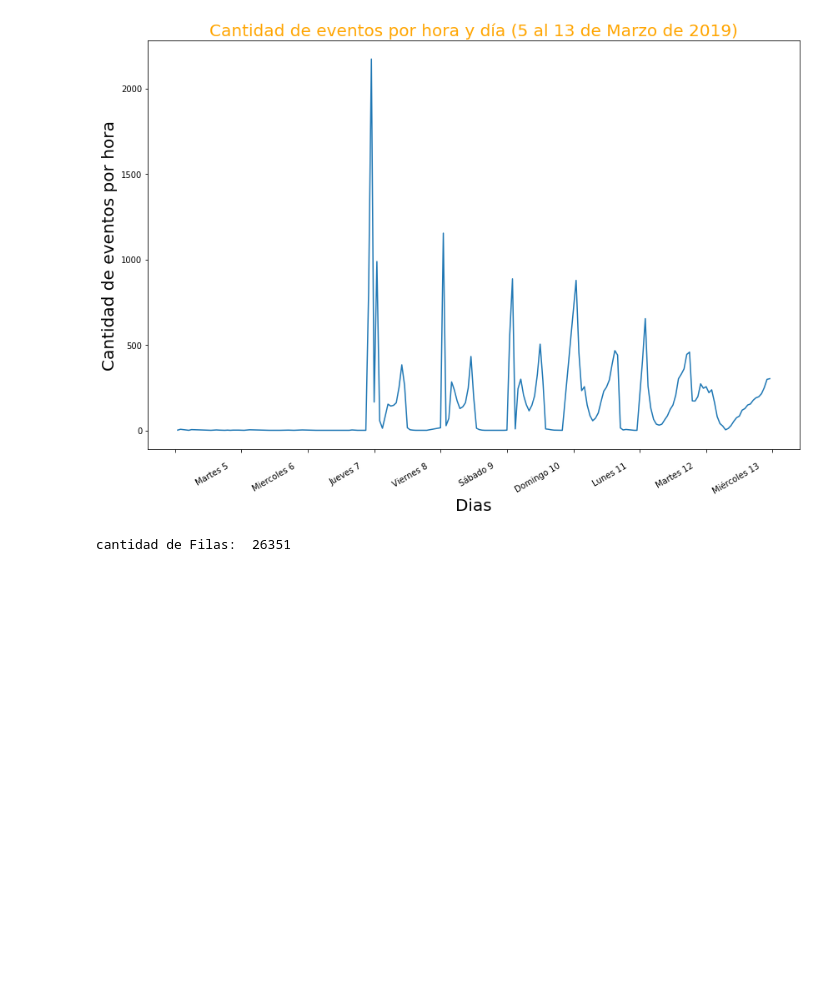
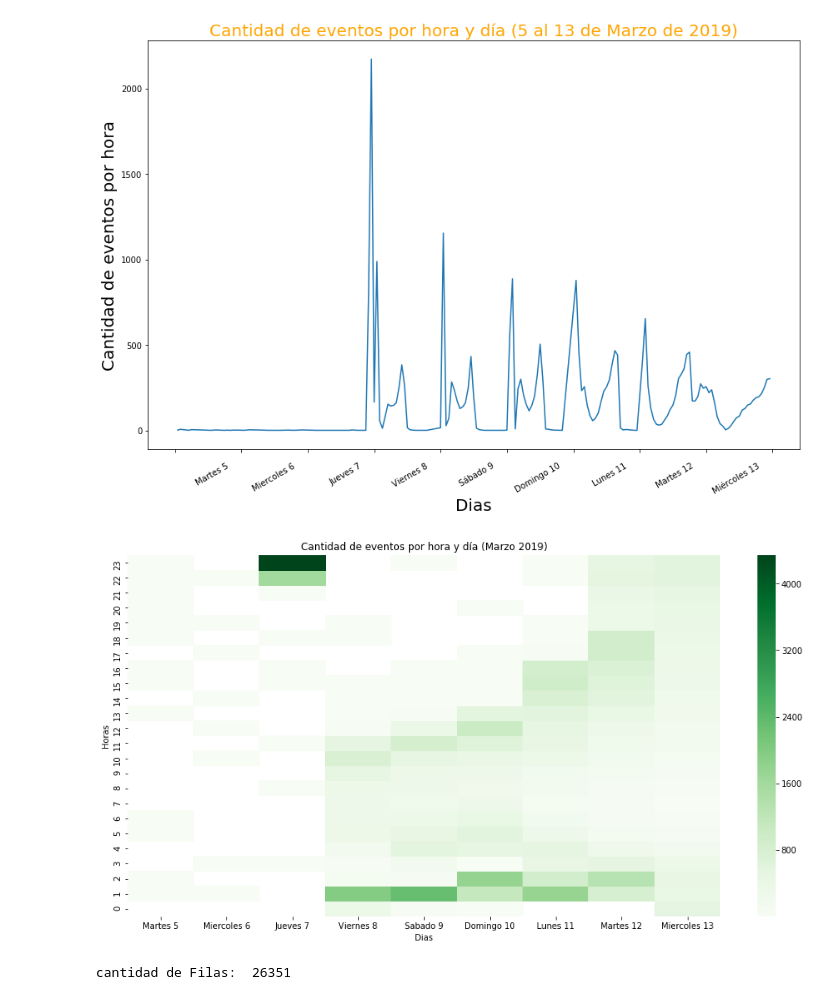
Before and after one commit to cruzpa95/Datos2019, a Jupyter notebook: clicks.ipynb, the cells around one changed output. Saved outputs shown, nothing was run; the diff lists cells and outputs as text; code cells hidden in the pictures; blank space fills up the shorter version.

Commit message:
agrego mas de clicks

```diff
--- a/clicks.ipynb
+++ b/clicks.ipynb
@@ -68,6 +68,24 @@ plot.set_xticklabels(['', 'Martes 5     ', 'Miercoles 6     ', 'Jueves 7     ',
 plt.show()
 # %% [output]
 [figure]
+# %%
+#para heatmap
+import numpy as np
+actividad2 = clicks.loc[:,['created']]
+actividad2['created'] = pd.to_datetime(actividad2['created'])
+actividad2['dia'] = actividad2['created'].dt.day
+actividad2['hora'] = actividad2['created'].dt.hour
+actividad3 = actividad2.loc[:,['dia', 'hora']].groupby(['dia', 'hora']).agg(np.size).reset_index()
+pivoted = pd.pivot_table(actividad3, values=0, columns='dia', index='hora')
+fig, ax = plt.subplots(figsize=(16,8))
+g = sns.heatmap(pivoted,cmap='Greens');
+g.set_title("Cantidad de eventos por hora y día (Marzo 2019)")
+g.set_xlabel('Dias')
+g.set_ylabel('Horas')
+g.set_xticklabels(['Martes 5', 'Miercoles 6','Jueves 7','Viernes 8','Sabado 9','Domingo 10', 'Lunes 11', 'Martes 12', 'Miercoles 13'])
+g.invert_yaxis()
+# %% [output]
+[figure, added]
 # %%
 #Podemos ver q todos los clicks registrados no fueron con conexion wifi
 cantFilas = clicks.shape[0]
```
Also changed, not shown: parts of 14 cells of this notebook.
